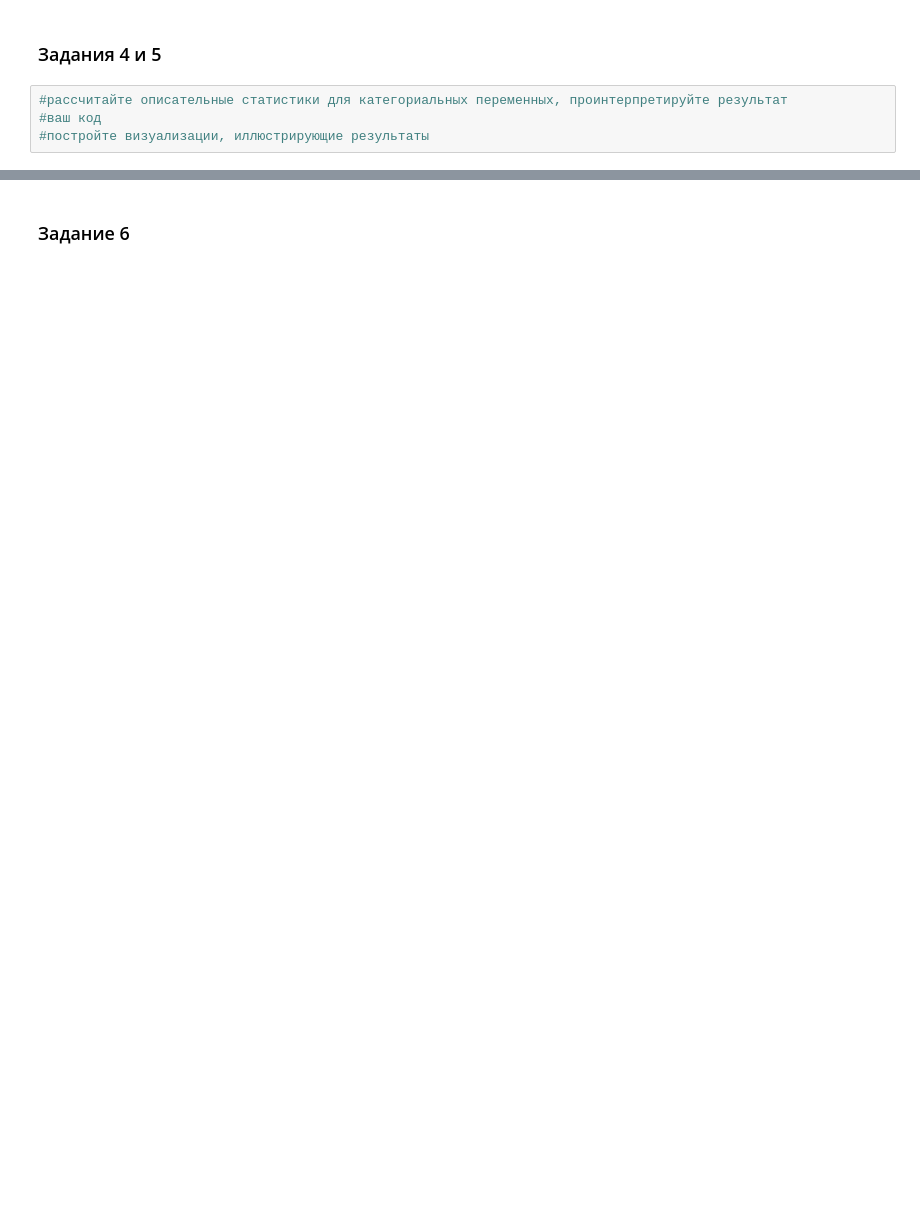
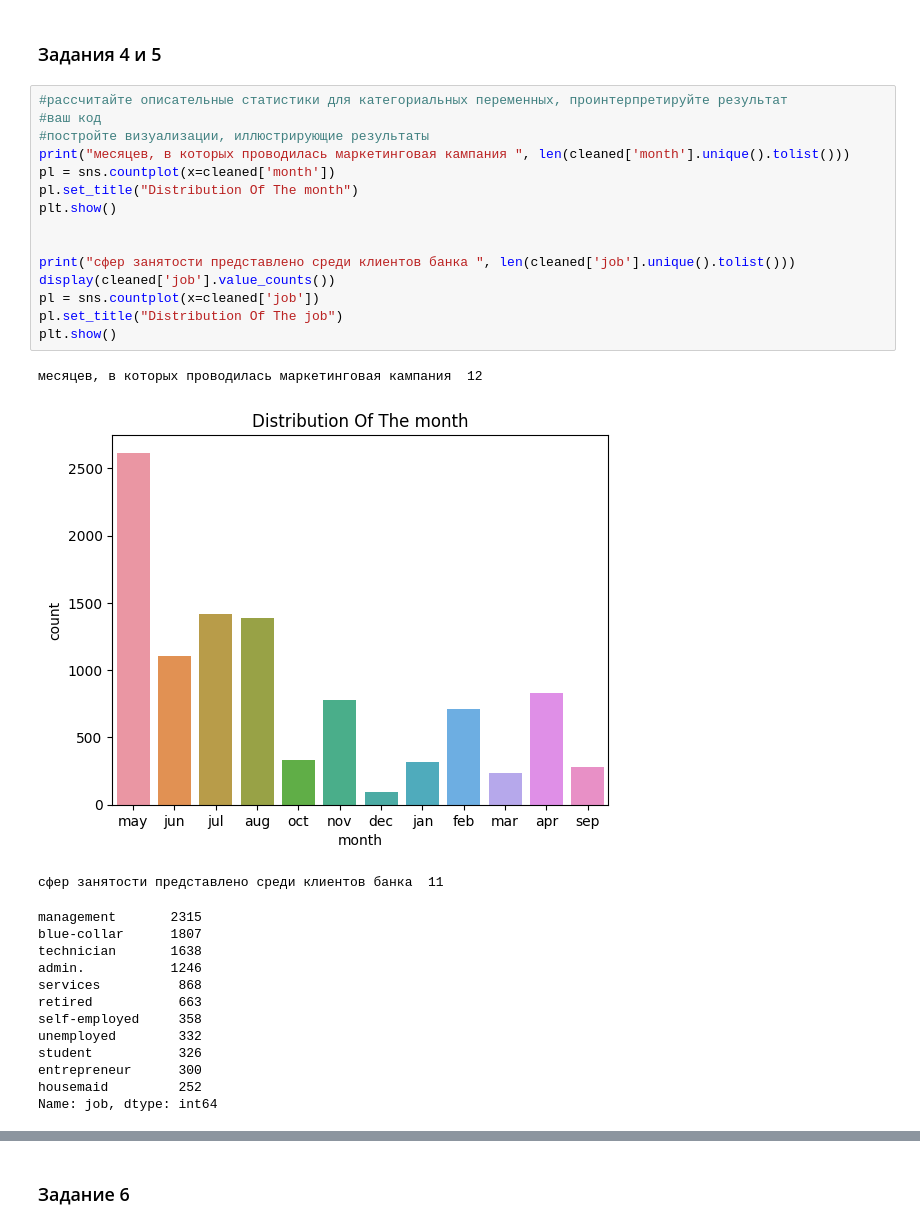
Before and after one commit to kdunaev-a10/SkillFactory-DTS, a Jupyter notebook: project_4/Project_4_ML.ipynb, the cells around one changed output, grey strips where cells are left out. Cells and saved outputs as stored; diff of their text form; blank space fills up the shorter version.

```diff
--- a/project_4/Project_4_ML.ipynb
+++ b/project_4/Project_4_ML.ipynb
@@ -240,4 +297,31 @@ lower_bound:-2241.0,  upper_bound:4063.0
 # %%
 #рассчитайте описательные статистики для категориальных переменных, проинтерпретируйте результат
 #ваш код
 #постройте визуализации, иллюстрирующие результаты
+print("месяцев, в которых проводилась маркетинговая кампания ", len(cleaned['month'].unique().tolist()))
+pl = sns.countplot(x=cleaned['month'])
+pl.set_title("Distribution Of The month")
+plt.show()
+
+
+print("сфер занятости представлено среди клиентов банка ", len(cleaned['job'].unique().tolist()))
+display(cleaned['job'].value_counts())
+pl = sns.countplot(x=cleaned['job'])
+pl.set_title("Distribution Of The job")
+plt.show()
+# %% [output]
+месяцев, в которых проводилась маркетинговая кампания  12
+[figure, added]
+сфер занятости представлено среди клиентов банка  11
+management       2315
+blue-collar      1807
+technician       1638
+admin.           1246
+services          868
+retired           663
+self-employed     358
+unemployed        332
+student           326
+entrepreneur      300
+housemaid         252
+Name: job, dtype: int64
```
Also changed, not shown: parts of 23 cells of this notebook, 1 other file.
